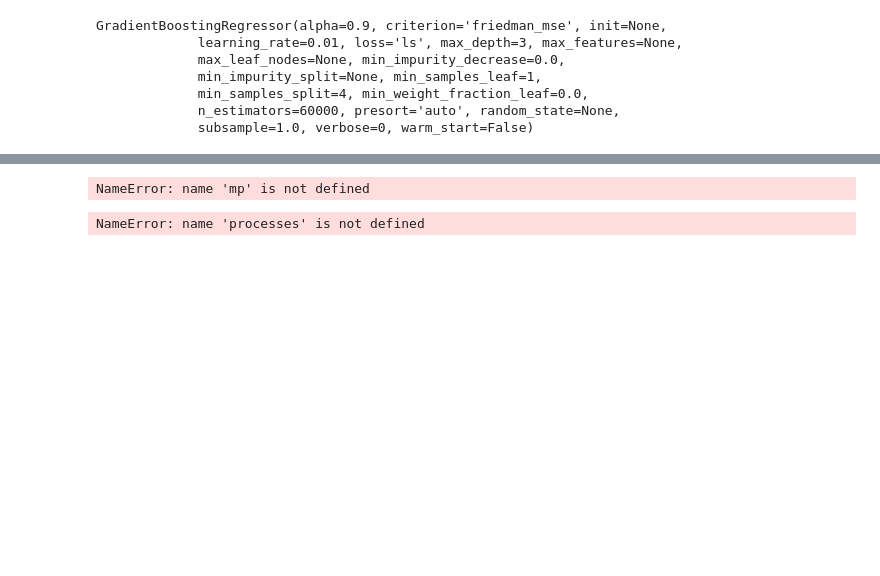
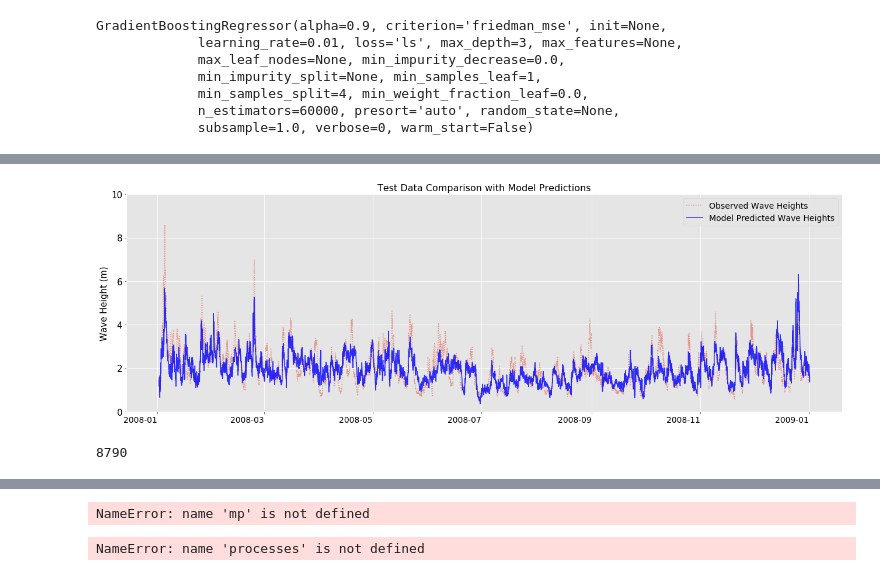
Before and after one commit to abulho/Surf_Prediction, a Jupyter notebook: src/31-Jan-2018-Modeling_Tests.ipynb, the cells around one changed output, grey strips where cells are left out. Saved outputs shown, nothing was run; the diff lists cells and outputs as text; code cells hidden in the pictures; blank space fills up the shorter version.

```diff
--- a/src/31-Jan-2018-Modeling_Tests.ipynb
+++ b/src/31-Jan-2018-Modeling_Tests.ipynb
@@ -167,3 +178,6 @@ with open('gbr_2.pkl', 'wb') as f:
+# %%
+with open('gbr_hr.pkl', 'rb') as f:
+    gbr_2 = pickle.load(f)
 # %%
 y_hat_2 = gbr_2.predict(X_test)
 mse_train_2 = mean_squared_error(y_train, gbr_2.predict(X_train))
@@ -181,3 +195,31 @@ R2: 0.5558
+# %%
+df_plot = Xy_df[Xy_df['YY_x'] == 2008]
+# %%
+df_plot.index = pd.to_datetime(df_plot['id'])
+# %%
+df_plot['yhat'] = y_hat_2
+df_plot['y_test'] = y_test
+# %%
+fig, ax = plt.subplots(figsize=(18,6))
+df_plot['y_test'].plot(linestyle=':',
+                             alpha=0.5,
+                             label='Observed Wave Heights')
+df_plot['yhat'].plot(alpha=0.8,linestyle ='-', color='b',label = 'Model Predicted Wave Heights')
+ax.set_xlabel('', fontsize=15, color='k')
+ax.set_ylabel('Wave Height (m)', fontsize=15, color='k')
+ax.set_title('Test Data Comparison with Model Predictions', color='k', fontsize=16)
+ax.set_ylim(0,10)
+plt.xticks(rotation=0, color='k',fontsize=14)
+plt.yticks(rotation=0, color='k', fontsize=15)
+plt.legend(prop={'size': 14})
+plt.tight_layout()
+plt.savefig('Train_test_fitting_Example.png')
+# %% [output]
+[figure, added]
+# %%
+len(y_test)
+# %% [output]
+8790
 # %%
 fig, ax = plt.subplots(figsize=(14,6))
 ax.plot(y_test[0::2],':', color='b', label = 'Test Data')
```
Also changed, not shown: parts of 7 cells of this notebook, 3 other files.
